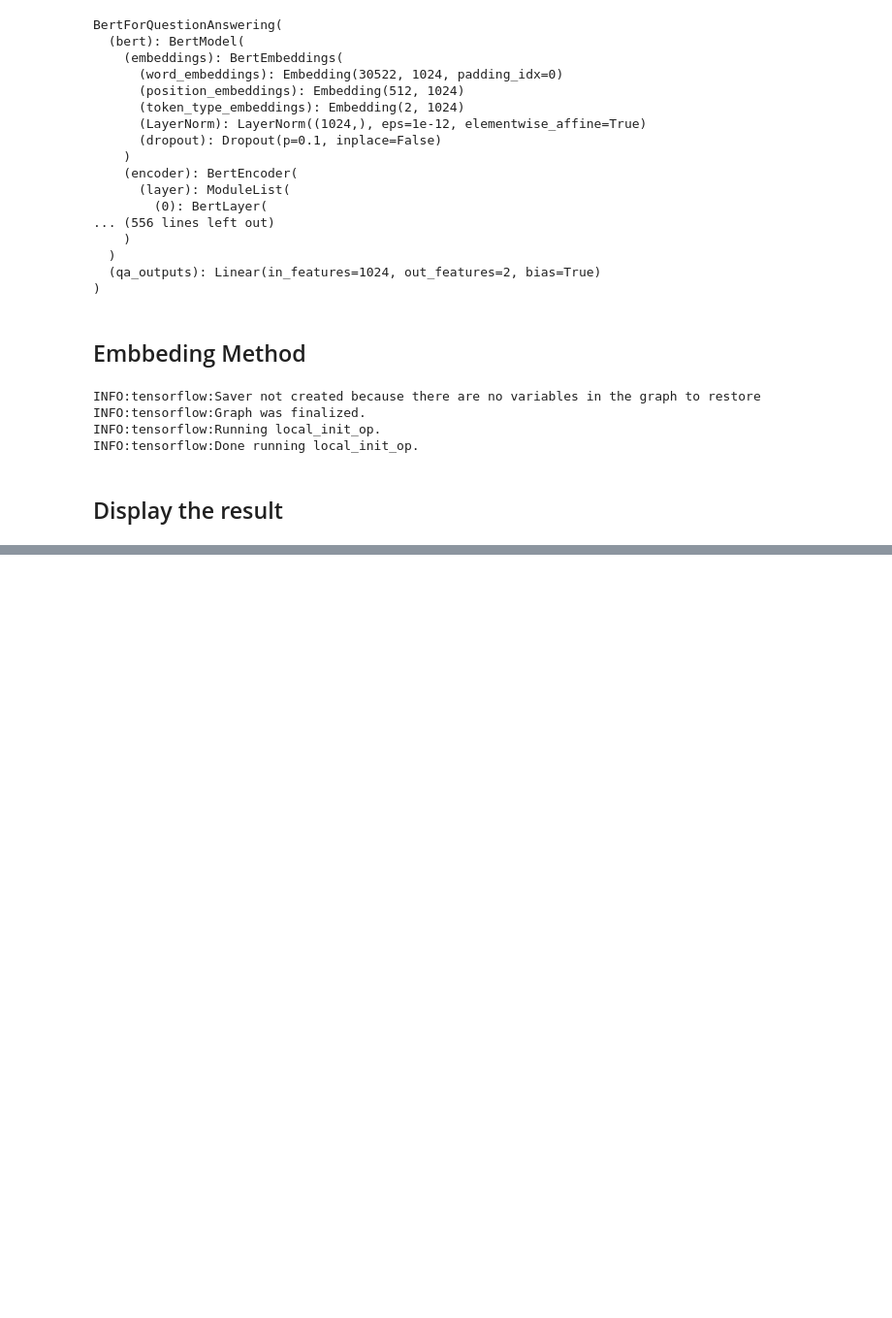
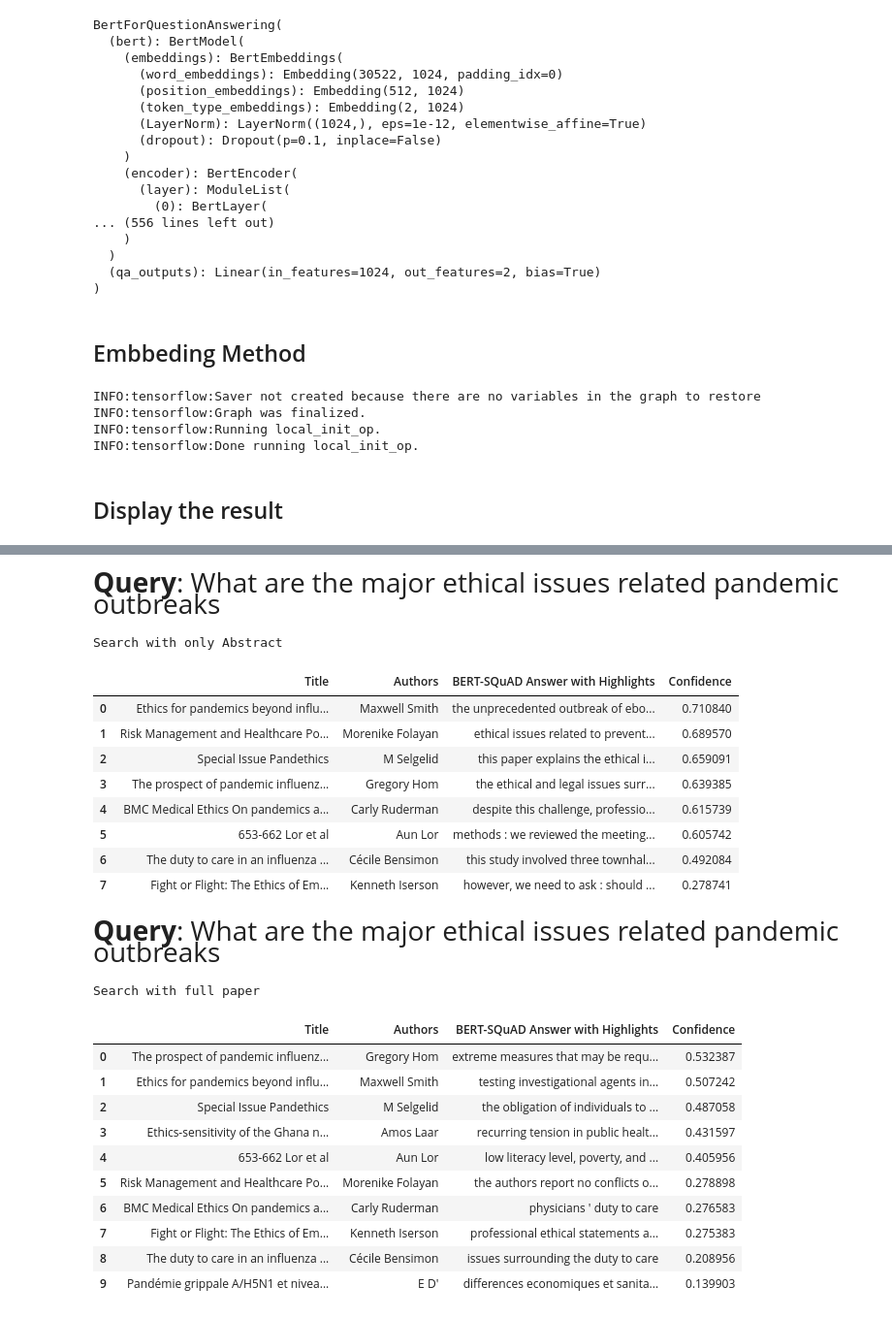
Before and after one commit to Theling/CORD_QA_Search, a Jupyter notebook: BERT_Verion_1.ipynb, the cells around one changed output, grey strips where cells are left out. Shown at 97% size. Drawn from its saved outputs; the diff is of its cells as text; code cells hidden in the pictures; blank space fills up the shorter version.

```diff
--- a/BERT_Verion_1.ipynb
+++ b/BERT_Verion_1.ipynb
@@ -226,7 +225,7 @@ all_topics=[
     'What do we know about vaccines and therapeutics?',
     'What do we know about non-pharmaceutical interventions?',
     'What has been published about medical care?',
-    'What do we know about diagnostics and surveillance?'
+    'What do we know about diagnostics and surveillance?',
     'What has been published about information sharing and inter-sectoral collaboration?',
     'What has been published about ethical and social science considerations?'
 ]
@@ -238,7 +237,7 @@ question_list = []
 kw_list = []
 pm_kw_list = []
 question_list.append("What is known about transmission, incubation, and environmental stability")
-kw_list.append("2019-nCoV, COVID-19, coronavirus, person to person,touch,temperature, humidity, interpersonal contact")
+kw_list.append("2019-nCoV, COVID-19, coronavirus, person to person,touch,temperature, human to human, humidity, interpersonal contact,, transmission, shedding")
 
 
 
@@ -252,7 +251,7 @@ question_list = []
 kw_list = []
 
 question_list.append("What risk factors contribute to the severity of 2019-nCoV")
-kw_list.append("2019-nCoV, COVID-19, coronavirus, novel coronavirus, susceptible, smoke, neonates, pregnant, behavioral, age, elderly, youngn")
+kw_list.append("2019-nCoV, COVID-19, coronavirus, novel coronavirus, susceptible, neonates, pregnant, socio-economic, behavioral, age, elderly, young, old, children")
 
 
 topic_area['What do we know about COVID-19 risk factors?'] = list(zip(question_list,kw_list))
@@ -265,6 +264,7 @@ kw_list = []
 
 
 question_list.append("What animal did 2019-nCoV come from")
+kw_list.append("2019-nCoV, SARS-CoV-2, COVID-19, coronavirus, novel coronavirus, animals, zoonotic, farm, spillover, animal to human, bats, snakes, exotic animals")
 
 
 topic_area['What do we know about virus genetics, origin, and evolution?'] = list(zip(question_list,kw_list))
@@ -298,7 +298,7 @@ kw_list = []
 
 
 question_list.append("What adjunctive or supportive methods can help patients")
-kw_list.append("2019-nCoV, SARS-CoV-2, COVID-19, adjunctive, supportive")
+kw_list.append("2019-nCoV, SARS-CoV-2, COVID-19, adjunctive, supportive, extracorporeal membrane oxygenation, ecmo")
 
 
 topic_area['What has been published about medical care?'] = list(zip(question_list,kw_list))
@@ -308,7 +308,7 @@ topic_area['What has been published about medical care?'] = list(zip(question_li
 question_list = []
 kw_list = []
 question_list.append("What diagnostic tests (tools) exist or are being developed to detect 2019-nCoV")
-kw_list.append("2019-nCoV, SARS-CoV-2, COVID-19, coronavirus, novel coronavirus, diagnosis, tools, detetion")
+kw_list.append("2019-nCoV, SARS-CoV-2, COVID-19, coronavirus, novel coronavirus, diagnosis, tools, detetion, testing, throughput")
 
 topic_area['What do we know about diagnostics and surveillance?'] = list(zip(question_list,kw_list))
 
@@ -333,7 +333,7 @@ kw_list = []
 
 
 question_list.append("What are the major ethical issues related pandemic outbreaks")
-kw_list.append("ehtics, pandemic")
+kw_list.append("ehtics, pandemic, caregivers, health care workers, social media")
 
 
 topic_area['What has been published about ethical and social science considerations?'] = list(zip(question_list,kw_list))
@@ -368,0 +494,29 @@ topic_area[][0][1]
+# %%
+i = all_topics[8]
+Display_all(topic_area[i][0][0], topic_area[i][0][1], abst = True)
+Display_all(topic_area[i][0][0], topic_area[i][0][1], abst = False)
+# %% [output]
+Query: What are the major ethical issues related pandemic outbreaks
+Search with only Abstract
+|  | Title | Authors | BERT-SQuAD Answer with Highlights | Confidence |
+| 0 | Ethics for pandemics beyond influ... | Maxwell Smith | the unprecedented outbreak of ebo... | 0.710840 |
+| 1 | Risk Management and Healthcare Po... | Morenike Folayan | ethical issues related to prevent... | 0.689570 |
+| 2 | Special Issue Pandethics | M Selgelid | this paper explains the ethical i... | 0.659091 |
+| 3 | The prospect of pandemic influenz... | Gregory Hom | the ethical and legal issues surr... | 0.639385 |
+| 4 | BMC Medical Ethics On pandemics a... | Carly Ruderman | despite this challenge, professio... | 0.615739 |
+| 5 | 653-662 Lor et al | Aun Lor | methods : we reviewed the meeting... | 0.605742 |
+| 6 | The duty to care in an influenza ... | Cécile Bensimon | this study involved three townhal... | 0.492084 |
+| 7 | Fight or Flight: The Ethics of Em... | Kenneth Iserson | however, we need to ask : should ... | 0.278741 |
+Query: What are the major ethical issues related pandemic outbreaks
+Search with full paper
+|  | Title | Authors | BERT-SQuAD Answer with Highlights | Confidence |
+| 0 | The prospect of pandemic influenz... | Gregory Hom | extreme measures that may be requ... | 0.532387 |
+| 1 | Ethics for pandemics beyond influ... | Maxwell Smith | testing investigational agents in... | 0.507242 |
+| 2 | Special Issue Pandethics | M Selgelid | the obligation of individuals to ... | 0.487058 |
+| 3 | Ethics-sensitivity of the Ghana n... | Amos Laar | recurring tension in public healt... | 0.431597 |
+| 4 | 653-662 Lor et al | Aun Lor | low literacy level, poverty, and ... | 0.405956 |
+| 5 | Risk Management and Healthcare Po... | Morenike Folayan | the authors report no conflicts o... | 0.278898 |
+| 6 | BMC Medical Ethics On pandemics a... | Carly Ruderman | physicians ' duty to care | 0.276583 |
+| 7 | Fight or Flight: The Ethics of Em... | Kenneth Iserson | professional ethical statements a... | 0.275383 |
+| 8 | The duty to care in an influenza ... | Cécile Bensimon | issues surrounding the duty to care | 0.208956 |
+| 9 | Pandémie grippale A/H5N1 et nivea... | E D' | differences economiques et sanita... | 0.139903 |
```
Also changed, not shown: parts of 13 cells of this notebook.
